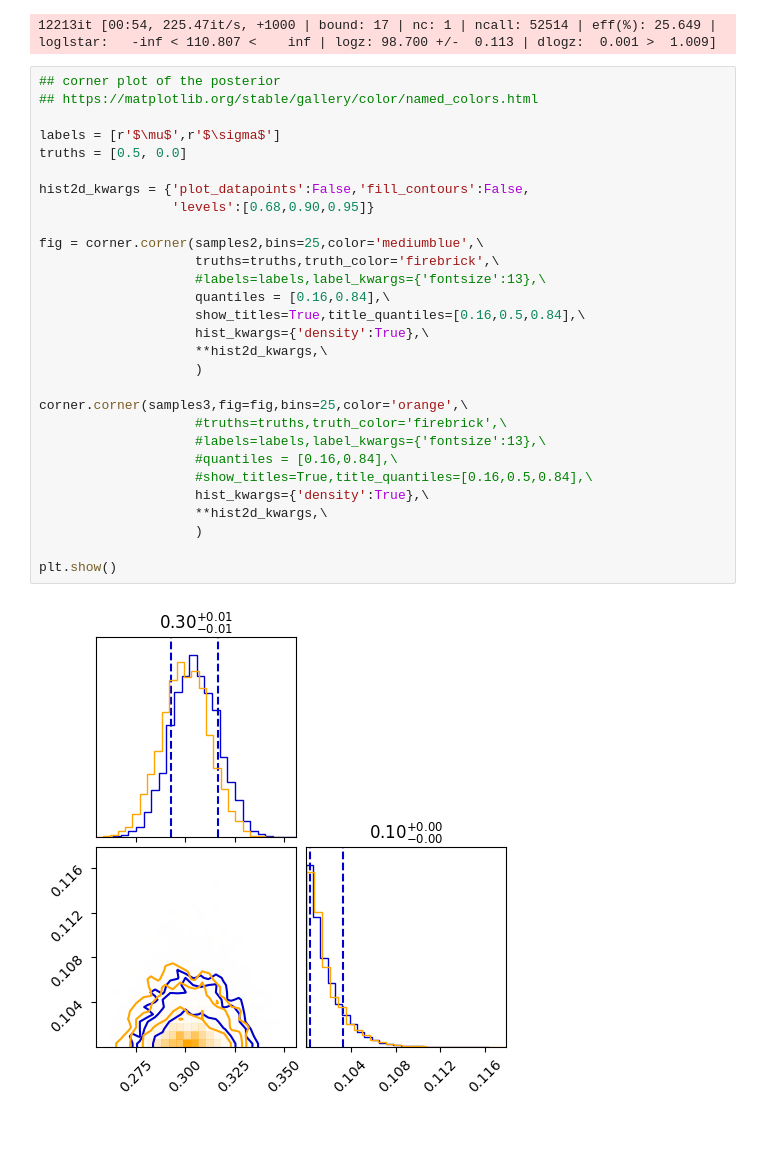
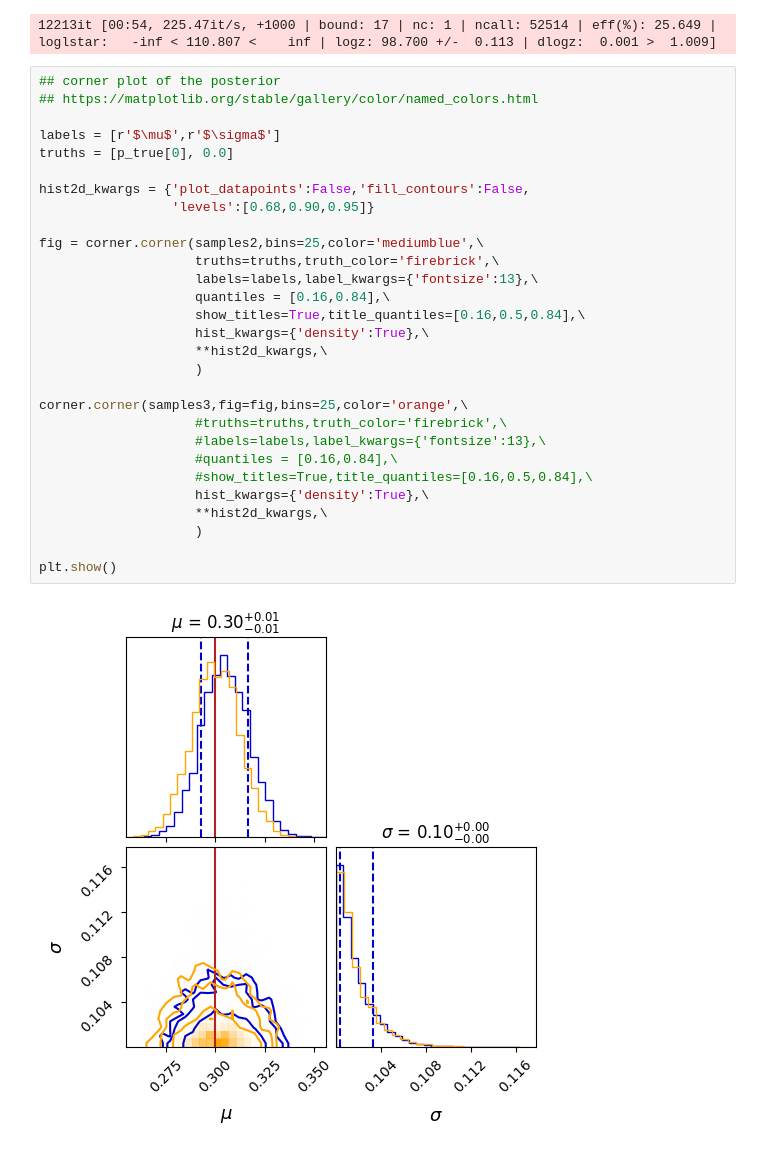
Before and after one commit to rpedrovrcp-cell/statistical_methods, a Jupyter notebook: notebooks/2026_notebook_4.ipynb, the cells around one changed output. Saved outputs shown, nothing was run; the diff lists cells and outputs as text.

```diff
--- a/notebooks/2026_notebook_4.ipynb
+++ b/notebooks/2026_notebook_4.ipynb
@@ -311,31 +311,31 @@ samples3 = res3.samples_equal()
 # %%
 ## corner plot of the posterior
 ## https://matplotlib.org/stable/gallery/color/named_colors.html
 
 labels = [r'$\mu$',r'$\sigma$']
-truths = [0.5, 0.0]
+truths = [p_true[0], 0.0]
 
 hist2d_kwargs = {'plot_datapoints':False,'fill_contours':False,
                  'levels':[0.68,0.90,0.95]}
 
 fig = corner.corner(samples2,bins=25,color='mediumblue',\
                     truths=truths,truth_color='firebrick',\
-                    #labels=labels,label_kwargs={'fontsize':13},\
+                    labels=labels,label_kwargs={'fontsize':13},\
                     quantiles = [0.16,0.84],\
                     show_titles=True,title_quantiles=[0.16,0.5,0.84],\
                     hist_kwargs={'density':True},\
                     **hist2d_kwargs,\
                     )
 
 corner.corner(samples3,fig=fig,bins=25,color='orange',\
                     #truths=truths,truth_color='firebrick',\
                     #labels=labels,label_kwargs={'fontsize':13},\
                     #quantiles = [0.16,0.84],\
                     #show_titles=True,title_quantiles=[0.16,0.5,0.84],\
                     hist_kwargs={'density':True},\
                     **hist2d_kwargs,\
                     )
 
 plt.show()
 # %% [output]
-[figure, old version]
+[figure, new version]
```
